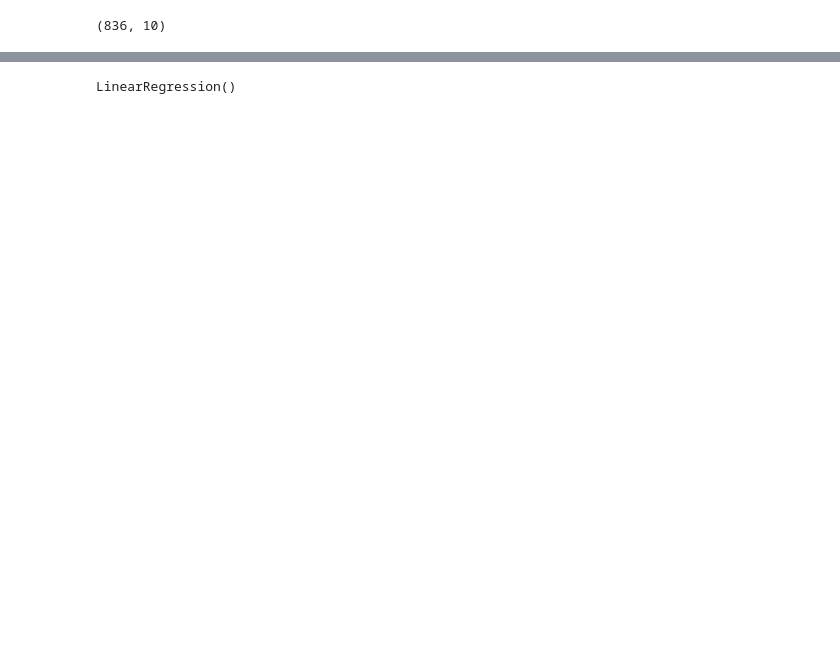
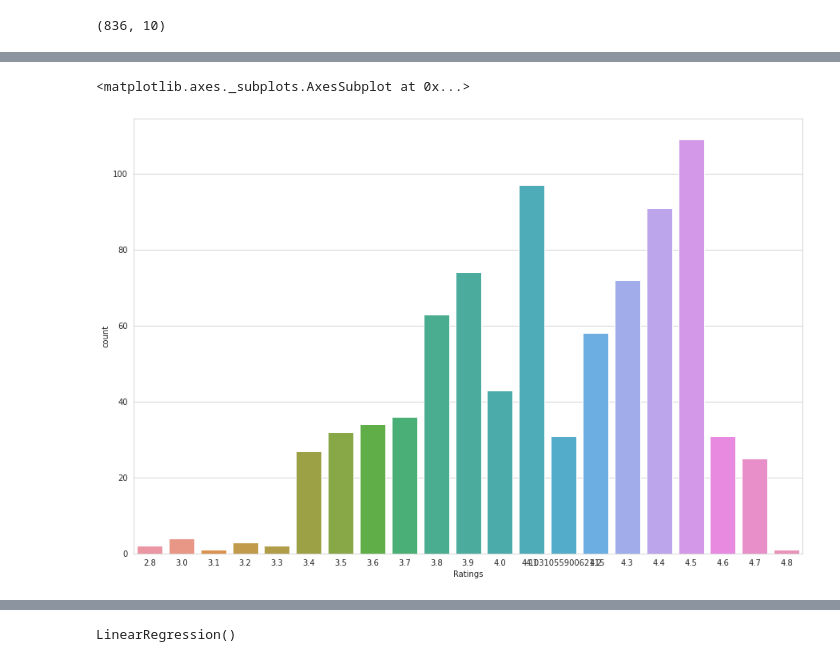
Before and after one commit to afrahnaaz/AI, a Jupyter notebook: AIProject.ipynb, the cells around one changed output, grey strips where cells are left out. Cells and saved outputs as stored; diff of their text form; code cells hidden in the pictures; blank space fills up the shorter version.

```diff
--- a/AIProject.ipynb
+++ b/AIProject.ipynb
@@ -128,0 +150,7 @@ X_train,X_test,y_train,y_test = train_test_split(x, y, test_size=0.33, random_st
+# %%
+plt.figure(figsize=(15,10))
+sns.set_style('whitegrid')
+sns.countplot(x='Ratings',data=df)
+# %% [output]
+<matplotlib.axes._subplots.AxesSubplot at 0x...>
+[figure, added]
```
Also changed, not shown: parts of 66 cells of this notebook.
